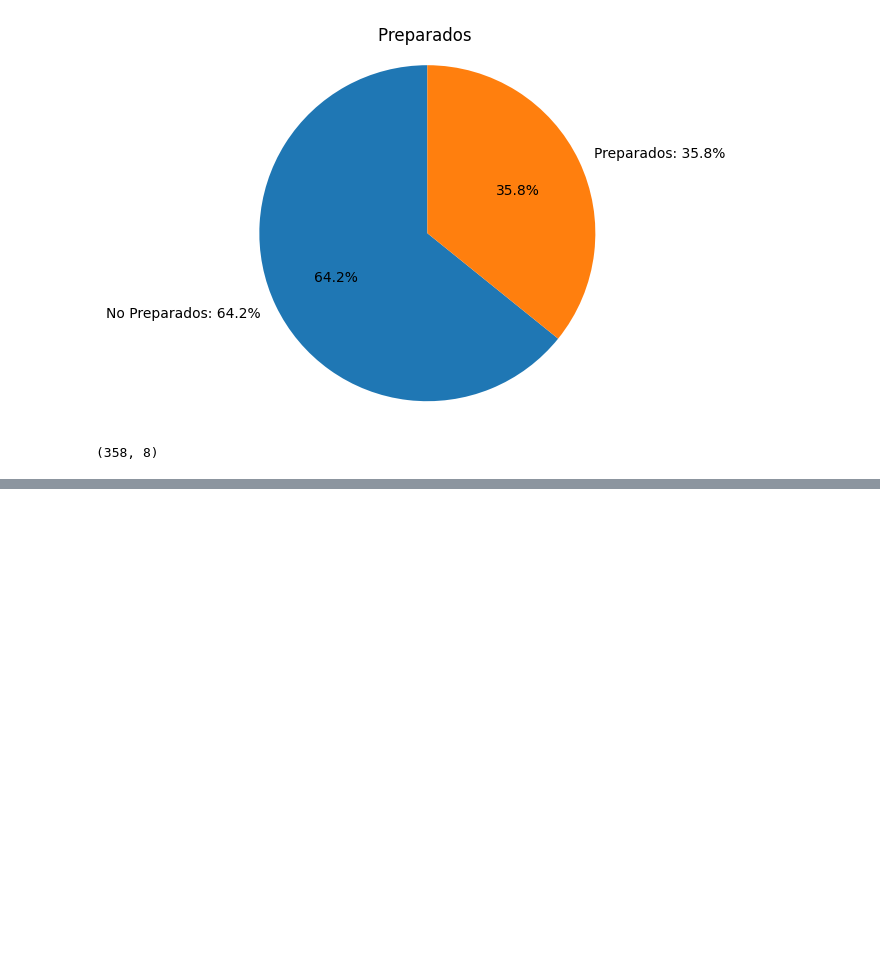
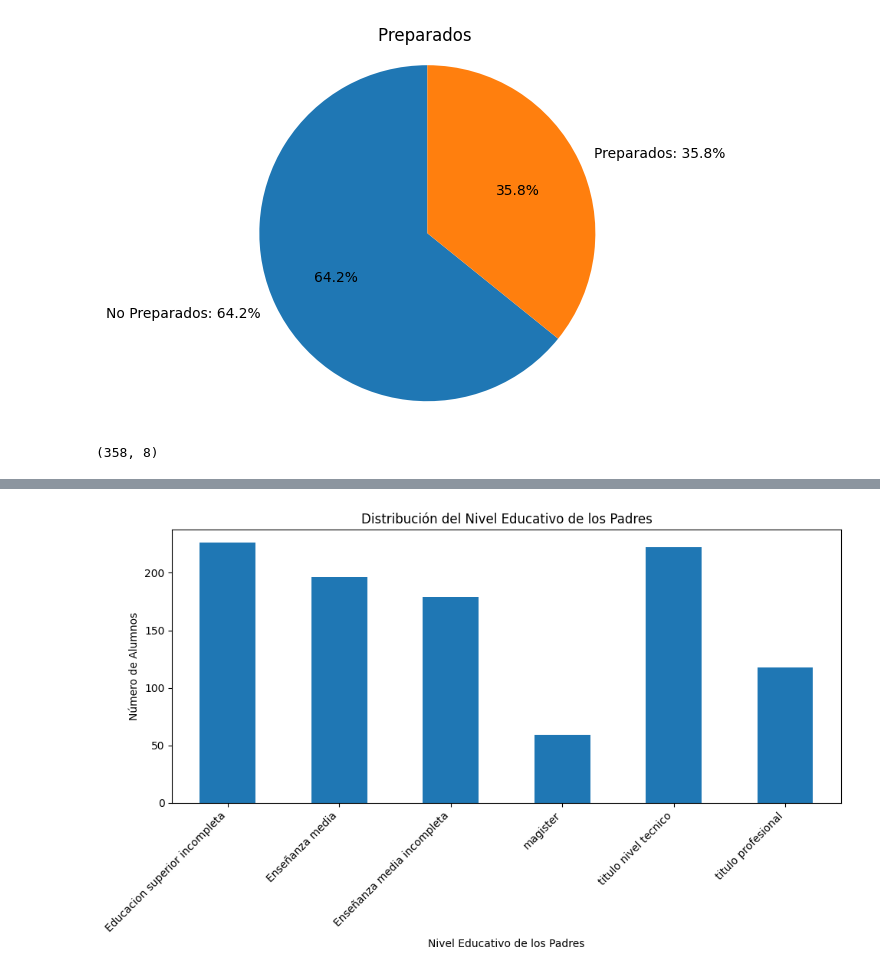
Before and after one commit to Martin1421cl/mineria_datos, a Jupyter notebook: Data_personal.ipynb, the cells around one changed output, grey strips where cells are left out. Cells and saved outputs as stored; diff of their text form; code cells hidden in the pictures; blank space fills up the shorter version.

```diff
--- a/Data_personal.ipynb
+++ b/Data_personal.ipynb
@@ -98,0 +159,23 @@ plt.show()
+# %%
+education_level_mapping = {
+    "some high school": "Enseñanza media incompleta",
+    "high school": "Enseñanza media",
+    "some college": "Educacion superior incompleta",
+    "associate's degree": "titulo nivel tecnico",
+    "bachelor's degree": "titulo profesional",
+    "master's degree": "magister"
+}
+
+df_spanish_education = df.copy()
+df_spanish_education['parental education level'] = df_spanish_education['parental education level'].replace(education_level_mapping)
+
+plt.figure(figsize=(10, 6))
+df_spanish_education['parental education level'].value_counts().sort_index().plot(kind='bar')
+plt.title('Distribución del Nivel Educativo de los Padres')
+plt.xlabel('Nivel Educativo de los Padres')
+plt.ylabel('Número de Alumnos')
+plt.xticks(rotation=45, ha='right')
+plt.tight_layout()
+plt.show()
+# %% [output]
+[figure, added]
```
Also changed, not shown: parts of 10 cells of this notebook.
